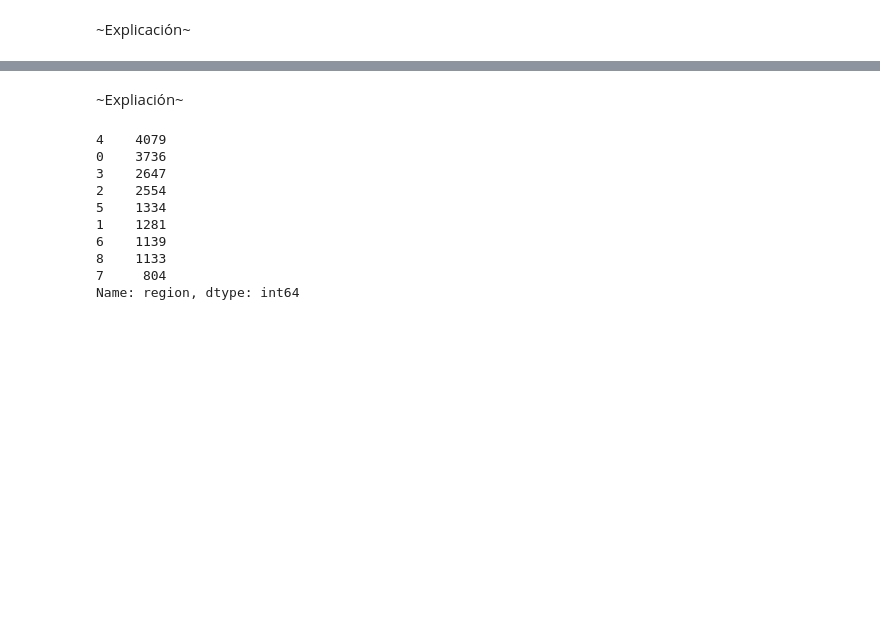
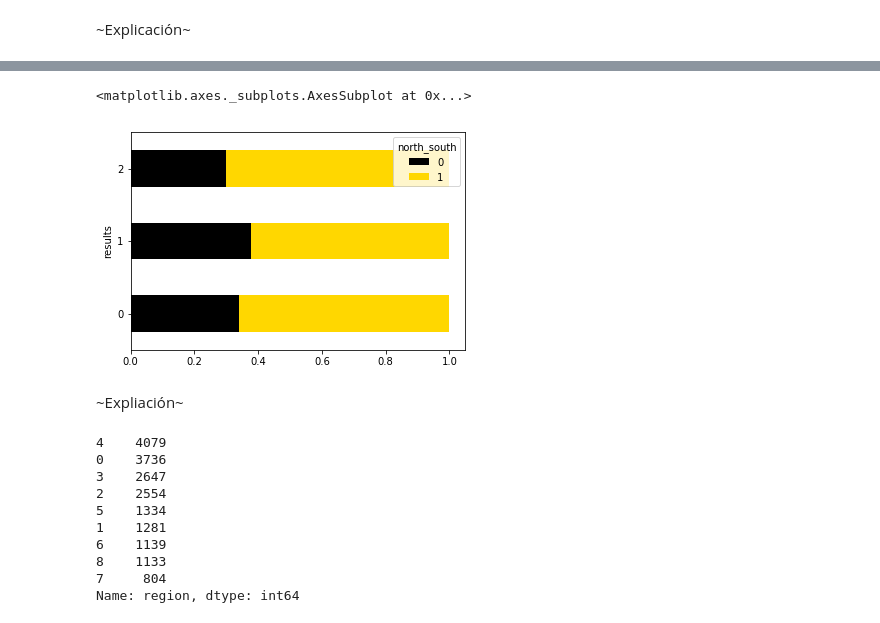
Before and after one commit to LeoReyesDev/datascience-project, a Jupyter notebook: Proyecto-GAP.ipynb, the cells around one changed output, grey strips where cells are left out. Cells and saved outputs as stored; diff of their text form; code cells hidden in the pictures; blank space fills up the shorter version.

```diff
--- a/Proyecto-GAP.ipynb
+++ b/Proyecto-GAP.ipynb
@@ -219,3 +221,9 @@ Name: north_south, dtype: int64
+# %%
+results_count  = pd.crosstab([datos.results], datos.north_south)
+results_count.div(results_count.sum(1).astype(float), axis=0).plot.barh(stacked=True, color=['black','gold'])
+# %% [output]
+<matplotlib.axes._subplots.AxesSubplot at 0x...>
+[figure, added]
 # %% [markdown]
 ~Expliación~
 # %%
```
Also changed, not shown: parts of 18 cells of this notebook.
